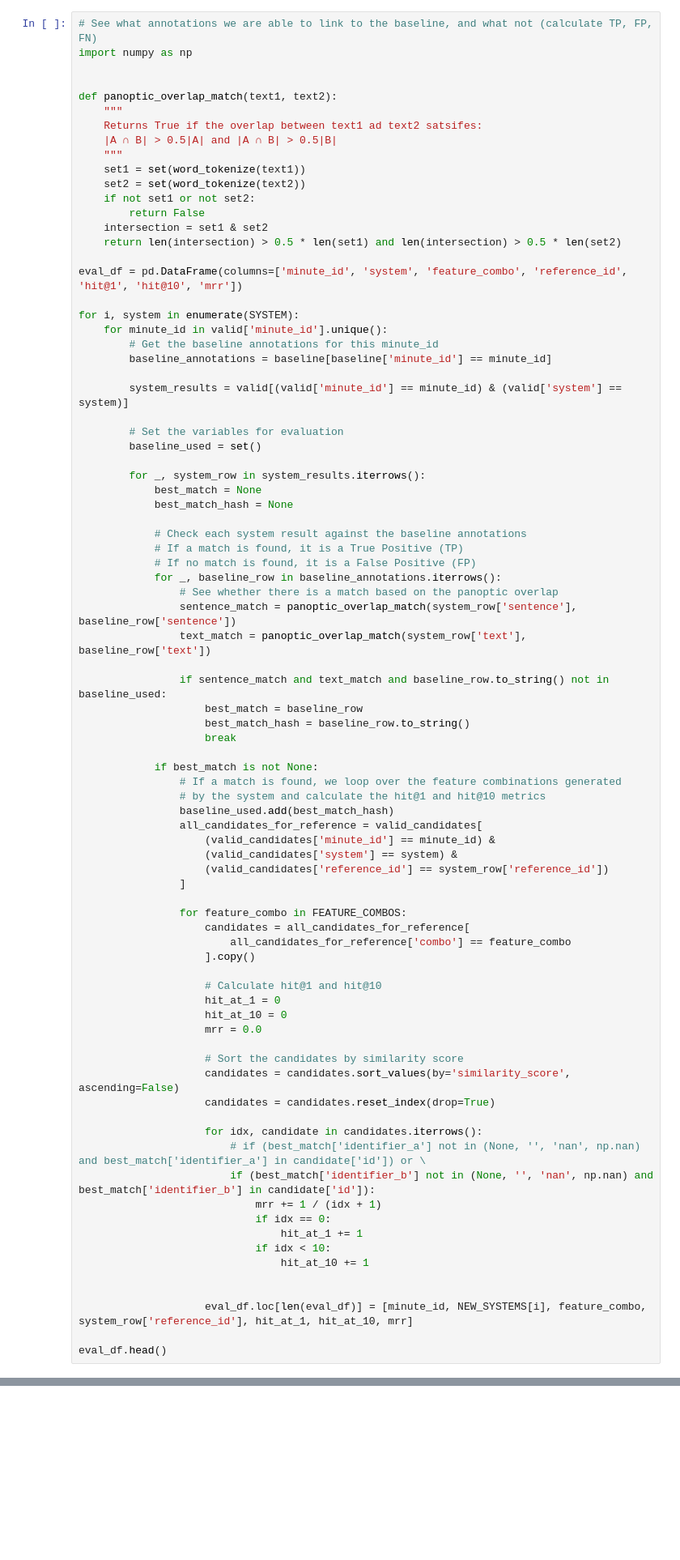
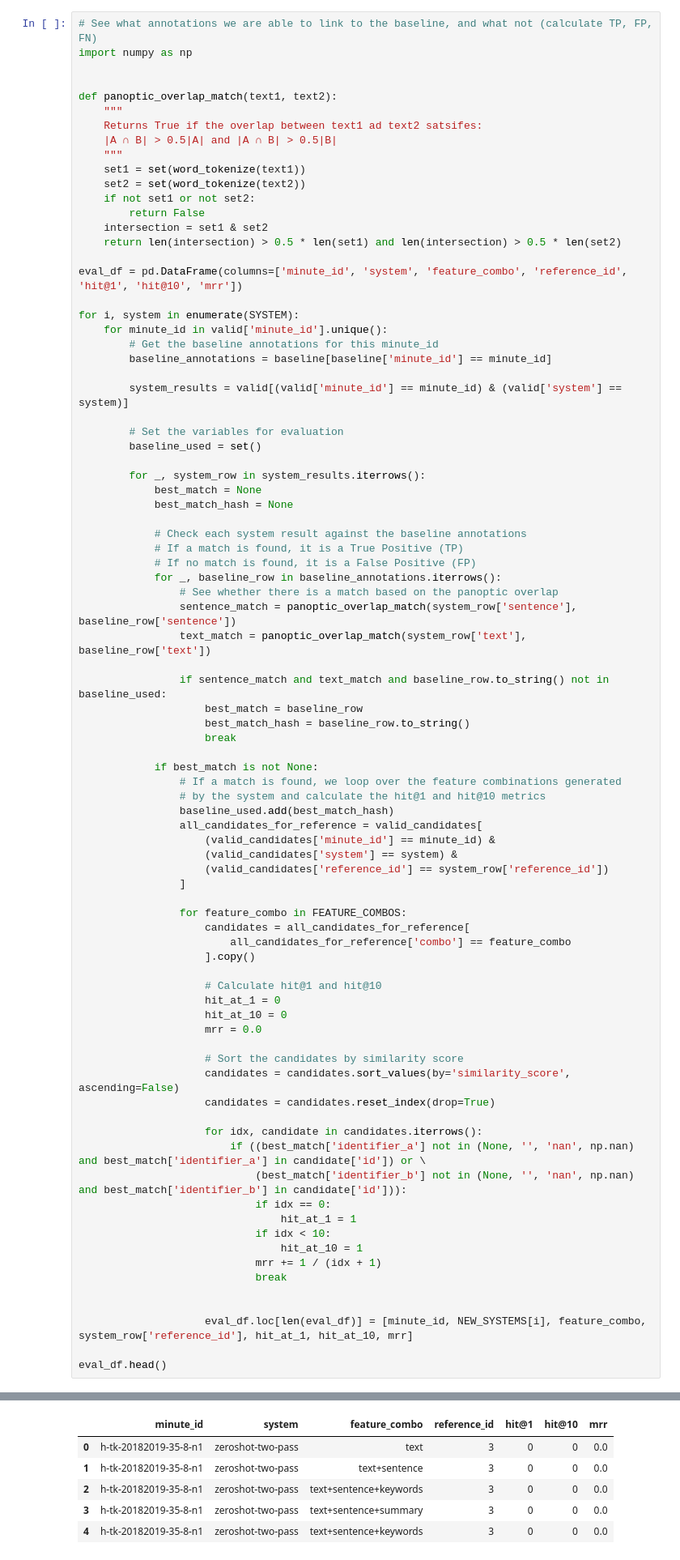
Before and after one commit to BluntKatana/linking-references-to-docs-in-parl-debates, a Jupyter notebook: experiments/reconciliation.ipynb, the cells around one changed output, grey strips where cells are left out. Shown at 81% size. Saved outputs shown, nothing was run; the diff lists cells and outputs as text; blank space fills up the shorter version.

```diff
--- a/experiments/reconciliation.ipynb
+++ b/experiments/reconciliation.ipynb
@@ -163,13 +163,14 @@ for i, system in enumerate(SYSTEM):
                     candidates = candidates.reset_index(drop=True)
 
                     for idx, candidate in candidates.iterrows():
-                        # if (best_match['identifier_a'] not in (None, '', 'nan', np.nan) and best_match['identifier_a'] in candidate['id']) or \
-                        if (best_match['identifier_b'] not in (None, '', 'nan', np.nan) and best_match['identifier_b'] in candidate['id']):
+                        if ((best_match['identifier_a'] not in (None, '', 'nan', np.nan) and best_match['identifier_a'] in candidate['id']) or \
+                            (best_match['identifier_b'] not in (None, '', 'nan', np.nan) and best_match['identifier_b'] in candidate['id'])):
+                            if idx == 0:
+                                hit_at_1 = 1
+                            if idx < 10:
+                                hit_at_10 = 1
                             mrr += 1 / (idx + 1)
-                            if idx == 0:
-                                hit_at_1 += 1
-                            if idx < 10:
-                                hit_at_10 += 1
+                            break
 
 
                     eval_df.loc[len(eval_df)] = [minute_id, NEW_SYSTEMS[i], feature_combo, system_row['reference_id'], hit_at_1, hit_at_10, mrr]
@@ -180,3 +180,9 @@ KeyboardInterrupt:
+|  | minute_id | system | feature_combo | reference_id | hit@1 | hit@10 | mrr |
+| 0 | h-tk-20182019-35-8-n1 | zeroshot-two-pass | text | 3 | 0 | 0 | 0.0 |
+| 1 | h-tk-20182019-35-8-n1 | zeroshot-two-pass | text+sentence | 3 | 0 | 0 | 0.0 |
+| 2 | h-tk-20182019-35-8-n1 | zeroshot-two-pass | text+sentence+keywords | 3 | 0 | 0 | 0.0 |
+| 3 | h-tk-20182019-35-8-n1 | zeroshot-two-pass | text+sentence+summary | 3 | 0 | 0 | 0.0 |
+| 4 | h-tk-20182019-35-8-n1 | zeroshot-two-pass | text+sentence+keywords | 3 | 0 | 0 | 0.0 |
 # %%
 # Add confidence intervals
 import scipy.stats as stats
```
Also changed, not shown: parts of 2 cells of this notebook, 6 other files.
